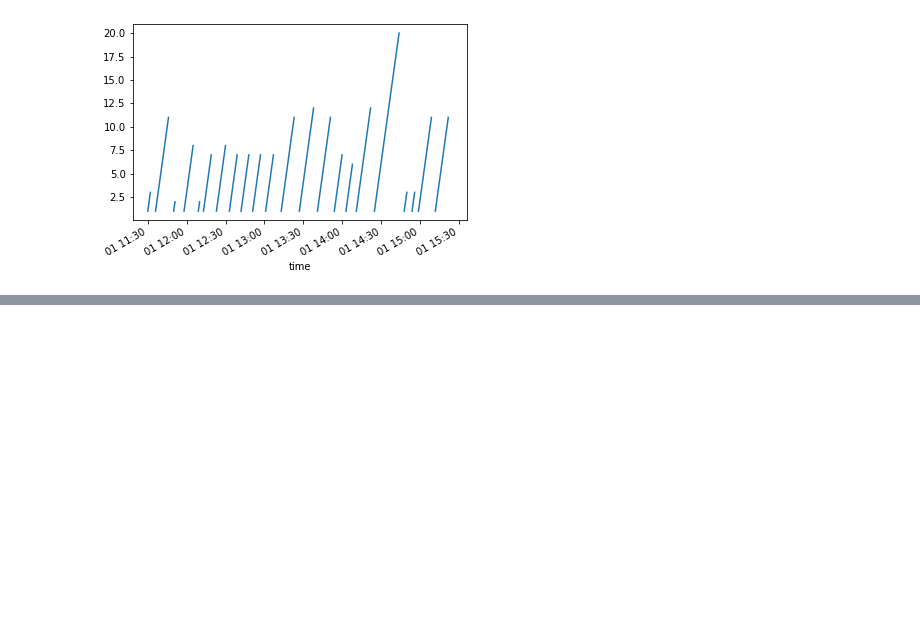
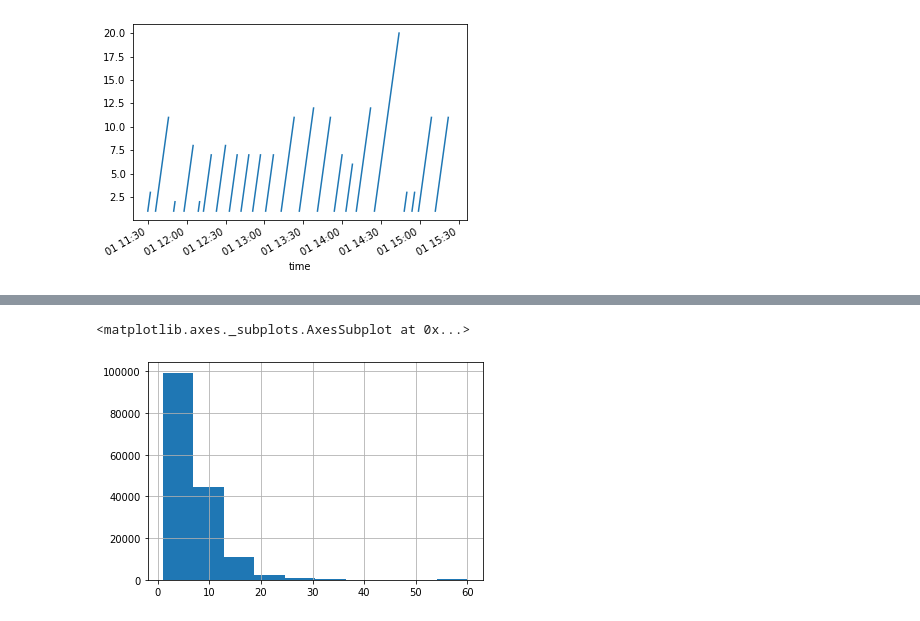
Before and after one commit to b-koopman/MTADelayPredict, a Jupyter notebook: Notebooks/DataExploration.ipynb, the cells around one changed output, grey strips where cells are left out. Drawn from its saved outputs; the diff is of its cells as text; code cells hidden in the pictures; blank space fills up the shorter version.

```diff
--- a/Notebooks/DataExploration.ipynb
+++ b/Notebooks/DataExploration.ipynb
@@ -882,0 +979,32 @@ min_since_train.plot()
+# %%
+import glob
+import os
+import pandas as pd
+import numpy as np
+import sys
+data_dir = '../data/raw/status'
+
+start_date = pd.Timestamp('2018-08-01 00:00:00-04:00', tz='US/Eastern')
+end_date = pd.Timestamp('2019-04-30 23:59:00-04:00', tz='US/Eastern')
+#end_date = pd.Timestamp('2019-03-30 23:59:00-04:00', tz='US/Eastern')
+
+drange = pd.date_range(start_date, end_date, freq='D')
+
+file_list = []
+status_dir = os.path.join(data_dir, 'status_northbound_n_new')
+
+min_since_train_list = []
+min_in_station_list = []
+min_until_train_list = []
+
+for date in drange:
+    yyyymm = str(date.year * 100 + date.month)
+    yyyymmdd = str(date.year * 10000 + date.month * 100 + date.day)
+    filename = os.path.join(status_dir, yyyymm, '{}.h5'.format(yyyymmdd))
+    if os.path.exists(filename):
+        file_list.append(filename)
+        min_since_train_list.append(pd.read_hdf(filename, 'min_since_train'))
+        min_in_station_list.append(pd.read_hdf(filename, 'min_in_station'))
+        min_until_train_list.append(pd.read_hdf(filename, 'min_until_train'))
+    else:
+        print("Missing {}".format(yyyymmdd))
@@ -882,0 +1021,9 @@ min_since_train.plot()
+# %%
+min_since_train_df = pd.concat(min_since_train_list)
+min_in_station_df = pd.concat(min_in_station_list)
+min_until_train_df = pd.concat(min_until_train_list)
+# %%
+# Drop outliers, anything longer than an hour maybe has issues
+min_in_station_df[min_in_station_df > 60] = 60
+min_since_train_df[min_since_train_df > 60] = 60
+min_until_train_df[min_until_train_df > 60] = 60
@@ -882,0 +1035,5 @@ min_since_train.plot()
+# %%
+min_until_train_df.loc[:, 'R16N'].between_time('06:00', '19:00').hist()
+# %% [output]
+<matplotlib.axes._subplots.AxesSubplot at 0x...>
+[figure, added]
```
Also changed, not shown: parts of 77 cells of this notebook, 9 other files.
